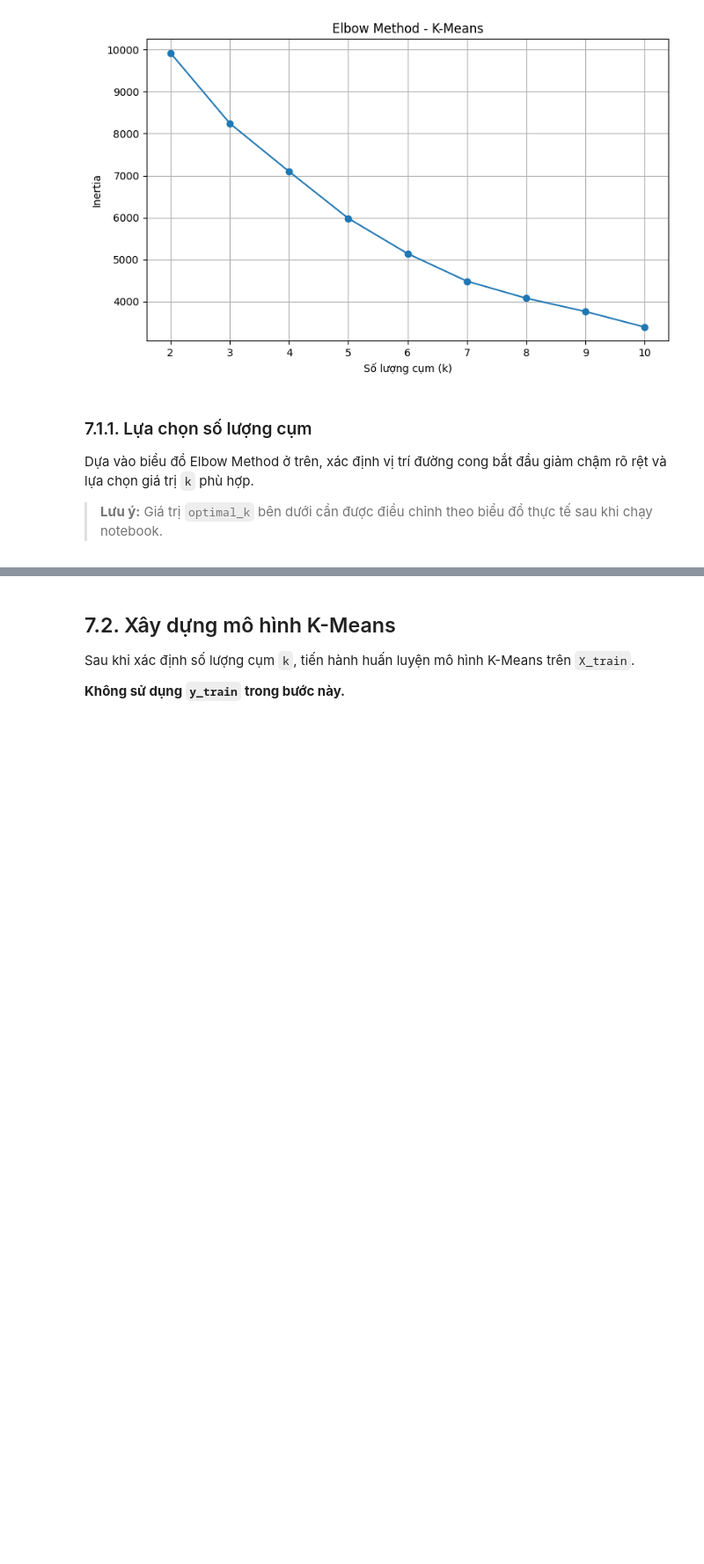
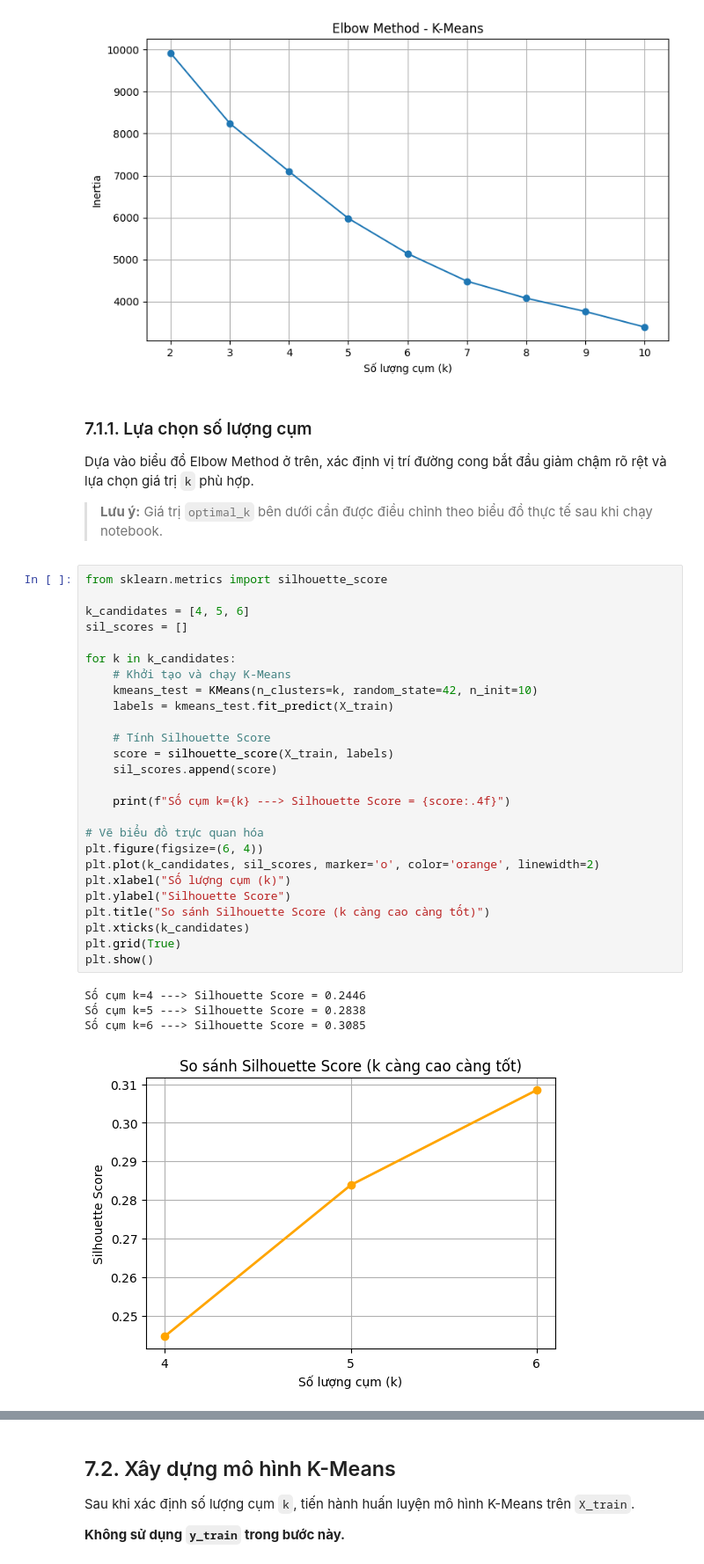
Before and after one commit to QuangVinhDK3/Crop_recommendation, a Jupyter notebook: notebooks/04_clustering.ipynb, the cells around one changed output, grey strips where cells are left out. Shown at 88% size. Cells and saved outputs as stored; diff of their text form; blank space fills up the shorter version.

```diff
--- a/notebooks/04_clustering.ipynb
+++ b/notebooks/04_clustering.ipynb
@@ -174,5 +174,36 @@ plt.show()
 Dựa vào biểu đồ Elbow Method ở trên, xác định vị trí đường cong bắt đầu giảm chậm rõ rệt và lựa chọn giá trị `k` phù hợp.
 
 > **Lưu ý:** Giá trị `optimal_k` bên dưới cần được điều chỉnh theo biểu đồ thực tế sau khi chạy notebook.
+# %%
+from sklearn.metrics import silhouette_score
+
+k_candidates = [4, 5, 6]
+sil_scores = []
+
+for k in k_candidates:
+    # Khởi tạo và chạy K-Means
+    kmeans_test = KMeans(n_clusters=k, random_state=42, n_init=10)
+    labels = kmeans_test.fit_predict(X_train)
+
+    # Tính Silhouette Score
+    score = silhouette_score(X_train, labels)
+    sil_scores.append(score)
+
+    print(f"Số cụm k={k} ---> Silhouette Score = {score:.4f}")
+
+# Vẽ biểu đồ trực quan hóa
+plt.figure(figsize=(6, 4))
+plt.plot(k_candidates, sil_scores, marker='o', color='orange', linewidth=2)
+plt.xlabel("Số lượng cụm (k)")
+plt.ylabel("Silhouette Score")
+plt.title("So sánh Silhouette Score (k càng cao càng tốt)")
+plt.xticks(k_candidates)
+plt.grid(True)
+plt.show()
+# %% [output]
+Số cụm k=4 ---> Silhouette Score = 0.2446
+Số cụm k=5 ---> Silhouette Score = 0.2838
+Số cụm k=6 ---> Silhouette Score = 0.3085
+[figure, added]
 # %%
 # Thay đổi giá trị này theo điểm "khuỷu tay" quan sát được trên biểu đồ
```
Also changed, not shown: parts of 28 cells of this notebook, 13 other files.
